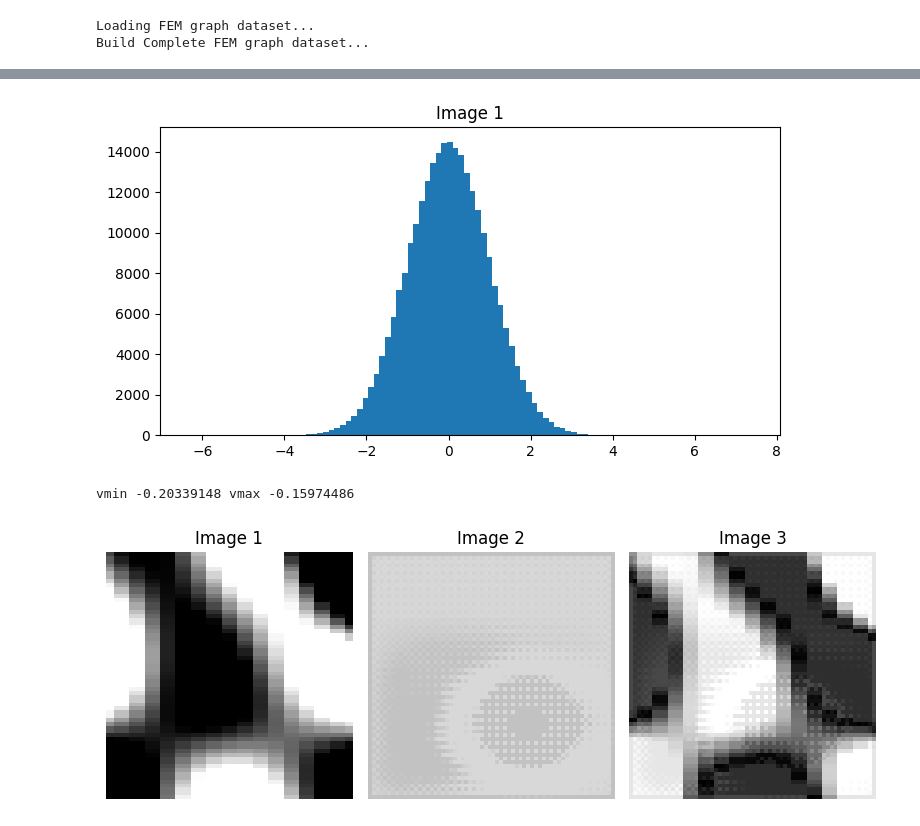
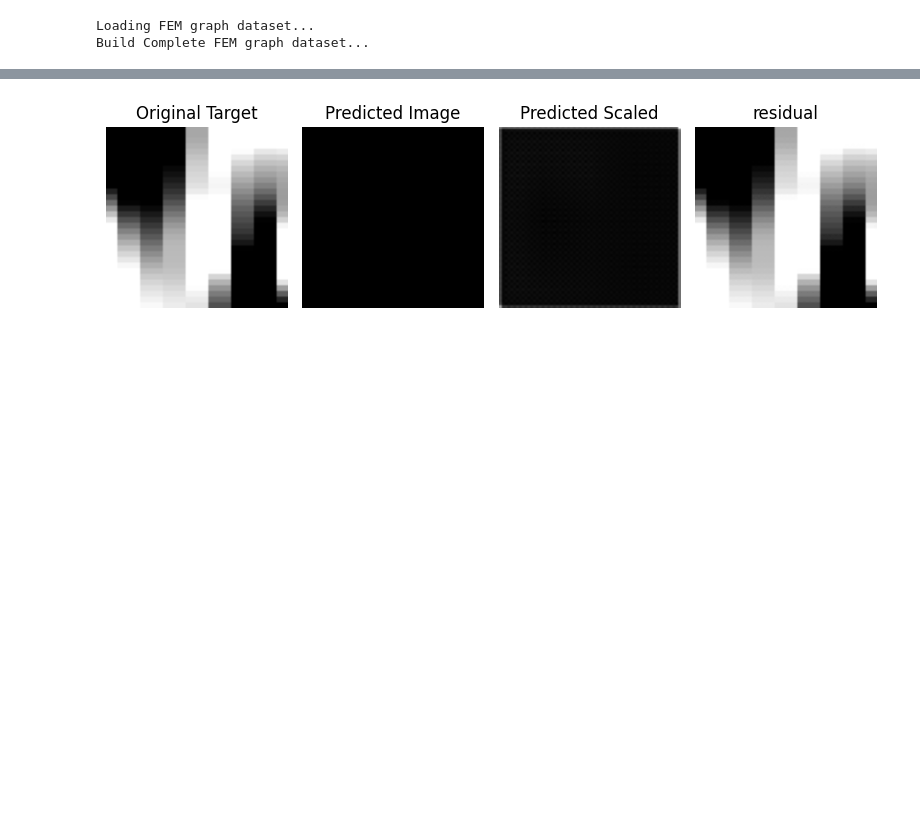
Before and after one commit to bento1/simulation_graph_app, a Jupyter notebook: aluminium_free_free/train_VAE4_3.ipynb, the cells around one changed output, grey strips where cells are left out. Drawn from its saved outputs; the diff is of its cells as text; code cells hidden in the pictures; blank space fills up the shorter version.

```diff
--- a/aluminium_free_free/train_VAE4_3.ipynb
+++ b/aluminium_free_free/train_VAE4_3.ipynb
@@ -38,7 +38,7 @@ def collate_flatten(batch):
         conds.append(batch_conds)
     return { "image": images, "cond": conds, }
 
-def draw(data1,data2,model_param):
+def draw(data1,data2,data3,model_param):
     stride=1
     clip_q=(0.25,0.75)
     cmap="jet"
@@ -48,17 +48,21 @@ def draw(data1,data2,model_param):
     Uf2_clip = np.clip(data2.cpu().detach().numpy(), ql, qh)
     print('vmin',Uf1_clip.min(),'vmax',Uf1_clip.max())
     plt.figure(figsize=(8, 4))
-    plt.subplot(1, 3, 1)
+    plt.subplot(1, 4, 1)
     plt.imshow(Uf1_clip, cmap="gray",vmin=Uf1_clip.min(),vmax=Uf1_clip.max())
-    plt.title("Image 1")
+    plt.title("Original Target")
     plt.axis("off")
-    plt.subplot(1, 3, 2)
+    plt.subplot(1, 4, 2)
     plt.imshow(Uf2_clip, cmap="gray",vmin=Uf1_clip.min(),vmax=Uf1_clip.max())
-    plt.title("Image 2")
+    plt.title("Predicted Image")
     plt.axis("off")
-    plt.subplot(1, 3, 3)
+    plt.subplot(1, 4, 3)
+    plt.imshow(data3.cpu().detach().numpy(), cmap="gray")
+    plt.title("Predicted Scaled")
+    plt.axis("off")
+    plt.subplot(1, 4, 4)
     plt.imshow(np.abs(Uf1_clip-Uf2_clip), cmap="gray")
-    plt.title("Image 3")
+    plt.title("residual")
     plt.axis("off")
     plt.tight_layout()
     plt.show()
@@ -137,7 +141,7 @@ def cvae_loss(target_x_norm,target,scaled_x_hat, x_hat,mean,std,image_mean,image
     kl_shape = kl_divergence_gaussian(mu[:, :-2], logvar[:, :-2])
     kl_scale = kl_divergence_gaussian(mu[:, -2:], logvar[:, -2:])
     kl= 0.9*kl_shape + 0.1*kl_scale
-    return 0.2*recon + 0.3*recon_detail +0.3*recon_detail_2+0.2*latent_mean+0.2*latent_logvar+ beta * kl, (recon ,recon_detail ,recon_detail_2,latent_mean,latent_logvar, kl)
+    return 0.1*recon + 0.3*recon_detail +0.2*recon_detail_2+0.1*latent_mean+0.3*latent_logvar+ beta * kl, (recon ,recon_detail ,recon_detail_2,latent_mean,latent_logvar, kl)
 def draw_latent(z):
 
     z = z.view(z.size(0), -1)
@@ -162,6 +166,7 @@ def train_one_epoch(model, loader, device, opt, model_param,epoch):
             mean = s_batch['image'].mean(dim=(1,2,3), keepdim=True).detach()
             std = s_batch['image'].std(dim=(1,2,3), keepdim=True).detach()
             x_norm=(s_batch['image']-mean)/std
+            std=torch.log(std**2+1e-12)
             scaled_image,iamge,image_mean,image_var, mu, logvar, z = model(s_batch['image'])
             loss, parts = cvae_loss(x_norm,s_batch['image'], scaled_image,iamge,mean,std, image_mean,image_var,mu, logvar, beta=beta)
             opt.zero_grad()
@@ -173,8 +178,7 @@ def train_one_epoch(model, loader, device, opt, model_param,epoch):
                 print('[TRAIN] epoch: ',epoch,'batch: ',i,'step: ',count,'loss: ',float(loss.item()),'recon_detail loss: ', parts)
                 origin_image=torch.stack(imags[b])[0,:][(model_param['in_channels']-1)//2]
                 pred_image=iamge[0,:][(model_param['in_channels']-1)//2].cpu()
-                draw_latent(z)
-                draw(origin_image,pred_image,model_param)
+                draw(origin_image,pred_image,scaled_image[0,:][(model_param['in_channels']-1)//2].cpu(),model_param)
         del batch
         gc.collect()
     return total / max(1, count)
@@ -195,6 +199,7 @@ def eval_one_epoch(model, loader, device,  model_param,epoch):
             mean = s_batch['image'].mean(dim=(1,2,3), keepdim=True).detach()
             std = s_batch['image'].std(dim=(1,2,3), keepdim=True).detach()
             x_norm=(s_batch['image']-mean)/std
+            std=torch.log(std**2+1e-12)
             scaled_image,iamge,image_mean,image_var, mu, logvar, z = model(s_batch['image'])
             loss, parts = cvae_loss(x_norm,s_batch['image'], scaled_image,iamge,mean,std, image_mean,image_var,mu, logvar, beta=beta)
             total += float(loss.item())
@@ -203,8 +208,7 @@ def eval_one_epoch(model, loader, device,  model_param,epoch):
                 print('[VALID] epoch: ',epoch,'batch: ',i,'step: ',count,'loss: ',float(loss.item()),'recon_detail loss: ', parts)
                 origin_image=torch.stack(imags[b])[0,:][(model_param['in_channels']-1)//2]
                 pred_image=iamge[0,:][(model_param['in_channels']-1)//2].cpu()
-                draw_latent(z)
-                draw(origin_image,pred_image,model_param)
+                draw(origin_image,pred_image,scaled_image[0,:][(model_param['in_channels']-1)//2].cpu(),model_param)
         del batch
         gc.collect()
     return total / max(1, count)
@@ -285,3 +290 @@ Build Complete FEM graph dataset...
-[figure, old version]
+[figure, new version]
-vmin -0.20339148 vmax -0.15974486
-[figure, removed]
```
Also changed, not shown: parts of 1 cell of this notebook, 3 other files.
